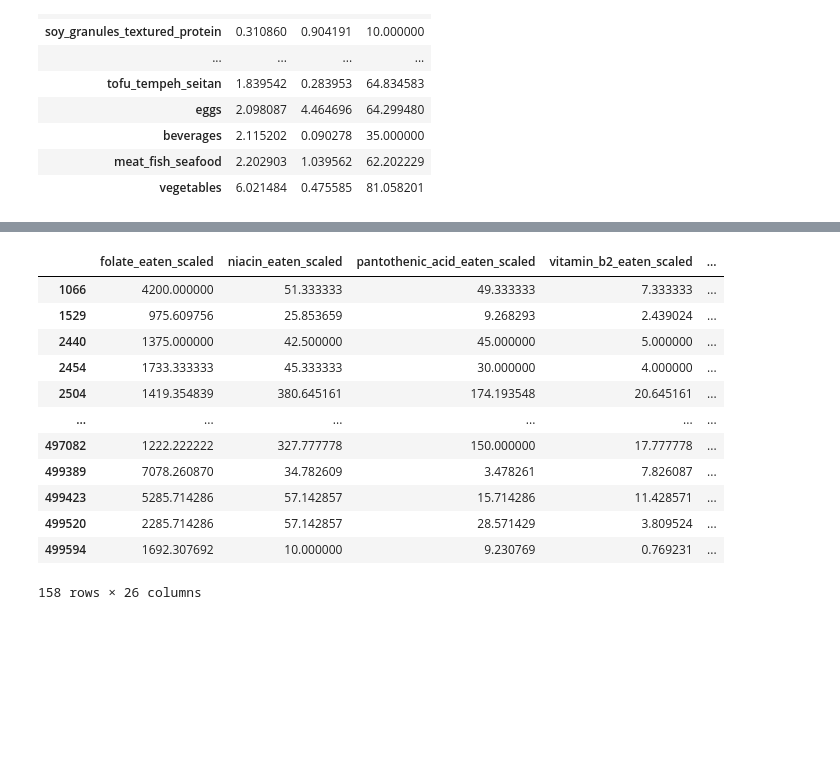
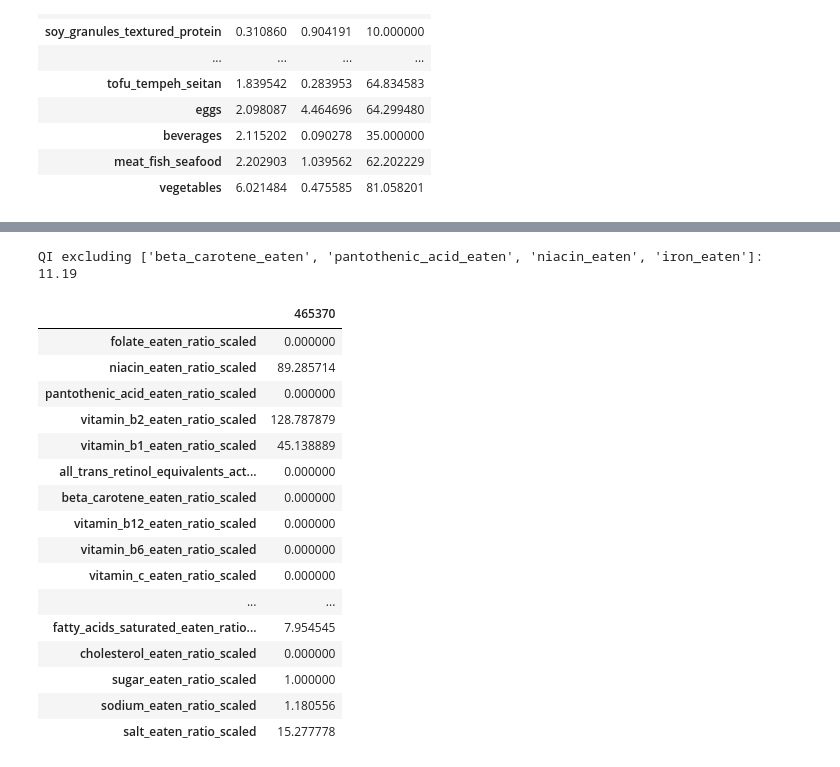
Before and after one commit to sskyxx/Bachelor-Project, a Jupyter notebook: Vegetables_data.ipynb, the cells around one changed output, grey strips where cells are left out. Cells and saved outputs as stored; diff of their text form; code cells hidden in the pictures; blank space fills up the shorter version.

Commit message:
Vegetables and Meat, Fish and Seafood

```diff
--- a/Vegetables_data.ipynb
+++ b/Vegetables_data.ipynb
@@ -125,7 +144,9 @@ df_food_ratio['QI'] = df_food_ratio.apply(compute_index, axis=1, nutrient_cols=q
 # %%
 df_food_ratio['DI'] = df_food_ratio.apply(compute_index, axis=1, nutrient_cols=disqualifying_nutrients)
+df_food_scaled['DI'] = df_food_ratio.apply(compute_index, axis=1, nutrient_cols=disqualifying_nutrients)
 # %%
-df_food_ratio['NB'] = df_food_ratio.apply(compute_nb, axis=1, nutrient_cols=qualifying_nutrients)
+df_food_ratio['NB'] = df_food_scaled.apply(compute_nb, axis=1, nutrient_cols=qualifying_nutrients)
+df_food_scaled['NB'] = df_food_scaled.apply(compute_nb, axis=1, nutrient_cols=qualifying_nutrients)
 # %%
 df_food_ratio
 # %% [output]
@@ -164,7 +185,7 @@ df_food_ratio[['QI', 'DI', 'NB', 'combined_name', 'food_group']].groupby('food_g
 | meat_fish_seafood | 2.202903 | 1.039562 | 62.202229 |
 | vegetables | 6.021484 | 0.475585 | 81.058201 |
 # %%
-df_vegetable = df_food_ratio[df_food_ratio['food_group'] == 'vegetables']
+df_vegetable = df_food_scaled[df_food_scaled['food_group'] == 'vegetables']
 # %%
 df_vegetable.drop_duplicates('combined_name')
 # %% [output]
@@ -184,2 +207,2 @@ df_vegetable.drop_duplicates('combined_name')
 # %%
-df_vegetable.drop_duplicates('combined_name').sort_values('QI', ascending=False)[['combined_name', 'QI', 'DI', 'NB']].head(30)
+high_qi_vegetable = df_vegetable[df_vegetable['QI'] > 10].drop_duplicates('combined_name').sort_values('QI', ascending=False)
@@ -265,17 +532,29 @@ high_beta_carotene.drop_duplicates('combined_name').sort_values('QI', ascending=
+# %%
+row = high_qi_vegetable[high_qi_vegetable['combined_name'] == 'Valenzi Eierschwämme klein'].iloc[0]
+
+exclude_list = ['beta_carotene_eaten', 'pantothenic_acid_eaten', 'niacin_eaten', 'iron_eaten']
+
+qi_excl = compute_qi_excluding_multiple(row, qualifying_nutrients, exclude_list, scaling_factor=2000)
+print(f"QI excluding {exclude_list}: {qi_excl:.2f}")
+# %% [output]
+QI excluding ['beta_carotene_eaten', 'pantothenic_acid_eaten', 'niacin_eaten', 'iron_eaten']: 11.19
 # %%
-a = high_beta_carotene.drop_duplicates('combined_name')[[i for i in df_vegetable.columns if '_eaten_scaled' in i]]
-a
+high_qi_vegetable[high_qi_vegetable['combined_name'] == 'Pancho Villa Sliced Jalapeños'][[i for i in high_qi_vegetable.columns if '_ratio_scaled' in i]].T
 # %% [output]
-|  | folate_eaten_scaled | niacin_eaten_scaled | pantothenic_acid_eaten_scaled | vitamin_b2_eaten_scaled | ... |
-| 1066 | 4200.000000 | 51.333333 | 49.333333 | 7.333333 | ... |
-| 1529 | 975.609756 | 25.853659 | 9.268293 | 2.439024 | ... |
-| 2440 | 1375.000000 | 42.500000 | 45.000000 | 5.000000 | ... |
-| 2454 | 1733.333333 | 45.333333 | 30.000000 | 4.000000 | ... |
-| 2504 | 1419.354839 | 380.645161 | 174.193548 | 20.645161 | ... |
-| ... | ... | ... | ... | ... | ... |
-| 497082 | 1222.222222 | 327.777778 | 150.000000 | 17.777778 | ... |
-| 499389 | 7078.260870 | 34.782609 | 3.478261 | 7.826087 | ... |
-| 499423 | 5285.714286 | 57.142857 | 15.714286 | 11.428571 | ... |
-| 499520 | 2285.714286 | 57.142857 | 28.571429 | 3.809524 | ... |
-| 499594 | 1692.307692 | 10.000000 | 9.230769 | 0.769231 | ... |
+|  | 465370 |
+| folate_eaten_ratio_scaled | 0.000000 |
+| niacin_eaten_ratio_scaled | 89.285714 |
+| pantothenic_acid_eaten_ratio_scaled | 0.000000 |
+| vitamin_b2_eaten_ratio_scaled | 128.787879 |
+| vitamin_b1_eaten_ratio_scaled | 45.138889 |
+| all_trans_retinol_equivalents_act... | 0.000000 |
+| beta_carotene_eaten_ratio_scaled | 0.000000 |
+| vitamin_b12_eaten_ratio_scaled | 0.000000 |
+| vitamin_b6_eaten_ratio_scaled | 0.000000 |
+| vitamin_c_eaten_ratio_scaled | 0.000000 |
+| ... | ... |
+| fatty_acids_saturated_eaten_ratio... | 7.954545 |
+| cholesterol_eaten_ratio_scaled | 0.000000 |
+| sugar_eaten_ratio_scaled | 1.000000 |
+| sodium_eaten_ratio_scaled | 1.180556 |
+| salt_eaten_ratio_scaled | 15.277778 |
-158 rows × 26 columns
```
Also changed, not shown: parts of 39 cells of this notebook, 1 other file.
